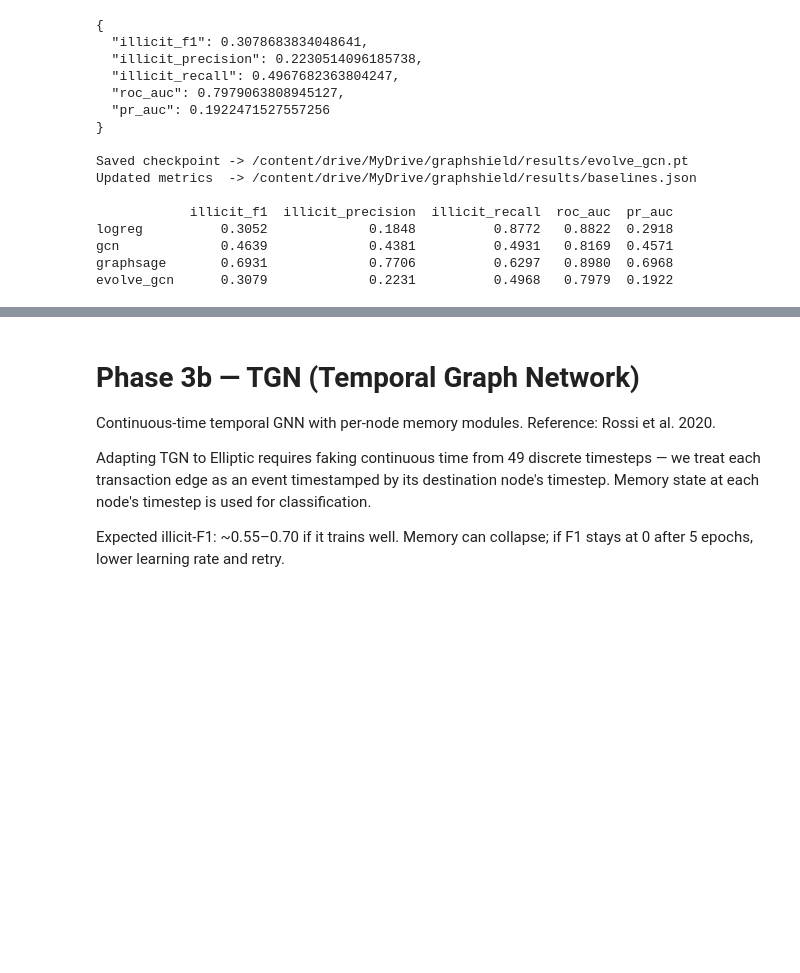
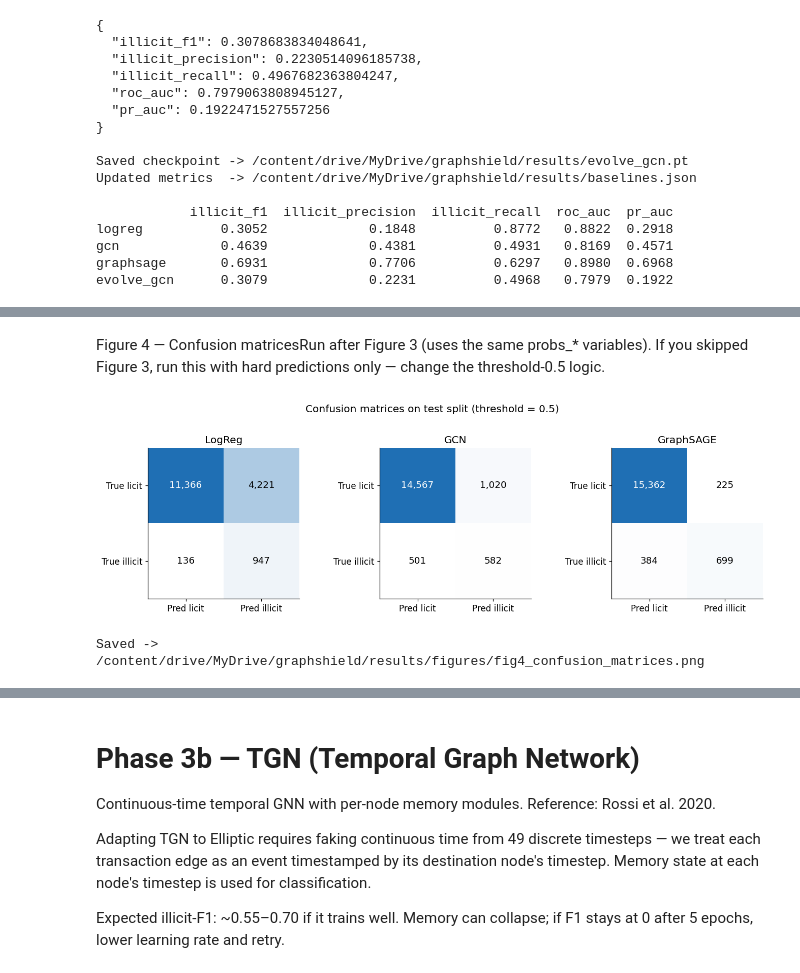
Before and after one commit to faisalbasha1982/DeepLearningProject_7643, a Jupyter notebook: faisal_Project_DL_7643.ipynb, the cells around one changed output, grey strips where cells are left out. Drawn from its saved outputs; the diff is of its cells as text; code cells hidden in the pictures; blank space fills up the shorter version.

```diff
--- a/faisal_Project_DL_7643.ipynb
+++ b/faisal_Project_DL_7643.ipynb
@@ -661,0 +920,41 @@ evolve_gcn      0.3079             0.2231          0.4968   0.7979  0.1922
+# %% [markdown]
+Figure 4 — Confusion matricesRun after Figure 3 (uses the same probs_* variables). If you skipped Figure 3, run this with hard predictions only — change the threshold-0.5 logic.
+# %%
+from matplotlib.colors import LinearSegmentedColormap
+
+models_probs = [
+    ('logreg',    probs_logreg),
+    ('gcn',       probs_gcn),
+    ('graphsage', probs_sage),
+]
+# If EvolveGCN probs were saved, append here.
+
+fig, axes = plt.subplots(1, len(models_probs), figsize=(4.2*len(models_probs), 3.8))
+if len(models_probs) == 1: axes = [axes]
+
+cmap = LinearSegmentedColormap.from_list('clean', ['#ffffff', '#1f6fb4'])
+
+for ax, (name, probs) in zip(axes, models_probs):
+    preds = (probs > 0.5).astype(int)
+    cm = confusion_matrix(y_test, preds, labels=[0, 1])
+    im = ax.imshow(cm, cmap=cmap, aspect='equal')
+
+    for i in range(2):
+        for j in range(2):
+            v = cm[i, j]
+            color = 'white' if v > cm.max()*0.55 else 'black'
+            ax.text(j, i, f'{v:,}', ha='center', va='center', color=color, fontsize=12)
+
+    ax.set_title(NAMES[name]); ax.set_xticks([0, 1]); ax.set_yticks([0, 1])
+    ax.set_xticklabels(['Pred licit', 'Pred illicit'])
+    ax.set_yticklabels(['True licit', 'True illicit'])
+    ax.set_xlabel(''); ax.set_ylabel('')
+
+plt.suptitle('Confusion matrices on test split (threshold = 0.5)', y=1.02)
+plt.tight_layout()
+plt.savefig(f'{FIG_DIR}/fig4_confusion_matrices.png')
+plt.show()
+print(f'Saved -> {FIG_DIR}/fig4_confusion_matrices.png')
+# %% [output]
+[figure, added]
+Saved -> /content/drive/MyDrive/graphshield/results/figures/fig4_confusion_matrices.png
```
Also changed, not shown: parts of 11 cells of this notebook, 5 other files.
